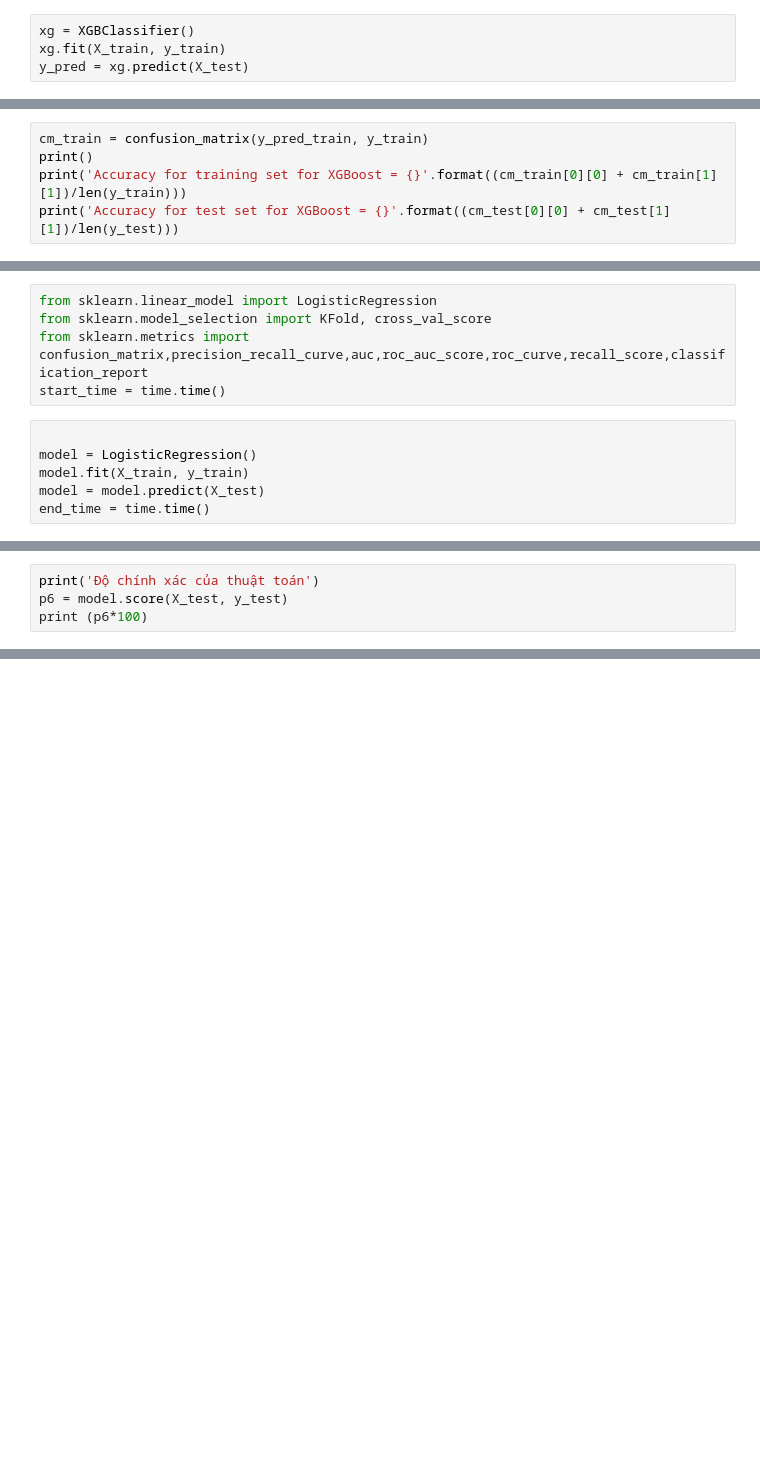
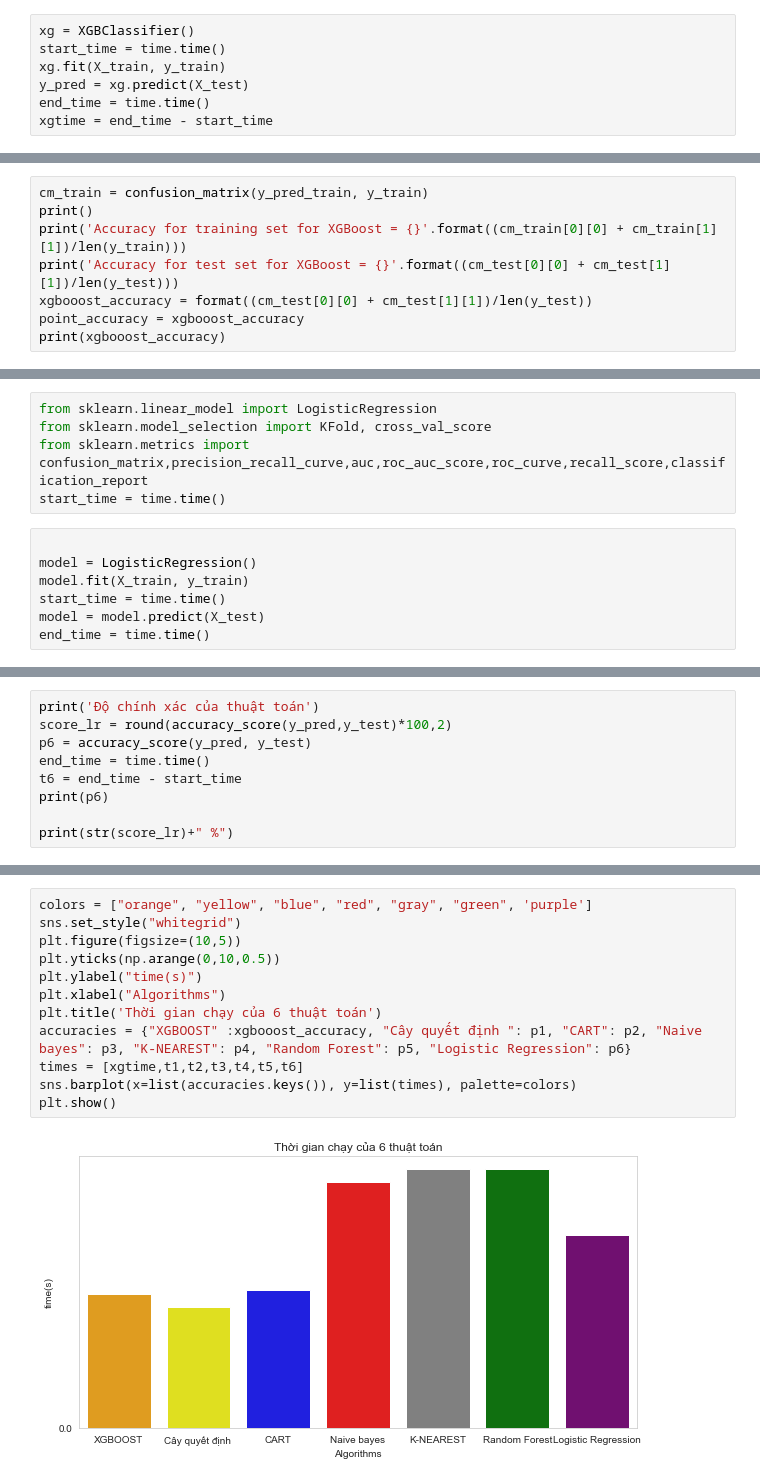
Before and after one commit to khaTruongIT/decision_system_health, a Jupyter notebook: Code.ipynb, the cells around one changed output, grey strips where cells are left out. Drawn from its saved outputs; the diff is of its cells as text; blank space fills up the shorter version.

Commit message:
add function calculate time and accuracy

```diff
--- a/Code.ipynb
+++ b/Code.ipynb
@@ -400,8 +400,11 @@ X_train, X_test, y_train, y_test = train_test_split(X, y, test_size = 0.33, rand
 # THUẬT TOÁN XGBOOST
 # %%
 xg = XGBClassifier()
+start_time = time.time()
 xg.fit(X_train, y_train)
 y_pred = xg.predict(X_test)
+end_time = time.time()
+xgtime = end_time - start_time
 # %%
 cm_test = confusion_matrix(y_pred, y_test)
 # %%
@@ -419,6 +422,9 @@ cm_train = confusion_matrix(y_pred_train, y_train)
 print()
 print('Accuracy for training set for XGBoost = {}'.format((cm_train[0][0] + cm_train[1][1])/len(y_train)))
 print('Accuracy for test set for XGBoost = {}'.format((cm_test[0][0] + cm_test[1][1])/len(y_test)))
+xgbooost_accuracy = format((cm_test[0][0] + cm_test[1][1])/len(y_test))
+point_accuracy = xgbooost_accuracy
+print(xgbooost_accuracy)
 # %% [output]
 Accuracy for training set for XGBoost = 1.0
 Accuracy for test set for XGBoost = 0.81
@@ -647,6 +658,7 @@ start_time = time.time()
 
 model = LogisticRegression()
 model.fit(X_train, y_train)
+start_time = time.time()
 model = model.predict(X_test)
 end_time = time.time()
 # %% [output]
@@ -663,6 +672,11 @@ Please also refer to the documentation for alternative solver options:
 # %%
 print('Độ chính xác của thuật toán')
-p6 = model.score(X_test, y_test)
-print (p6*100)
+score_lr = round(accuracy_score(y_pred,y_test)*100,2)
+p6 = accuracy_score(y_pred, y_test)
+end_time = time.time()
+t6 = end_time - start_time
+print(p6)
+
+print(str(score_lr)+" %")
 # %% [output]
 Độ chính xác của thuật toán
@@ -669,0 +687,14 @@ AttributeError: 'numpy.ndarray' object has no attribute 'score'
+# %%
+colors = ["orange", "yellow", "blue", "red", "gray", "green", 'purple']
+sns.set_style("whitegrid")
+plt.figure(figsize=(10,5))
+plt.yticks(np.arange(0,10,0.5))
+plt.ylabel("time(s)")
+plt.xlabel("Algorithms")
+plt.title('Thời gian chạy của 6 thuật toán')
+accuracies = {"XGBOOST" :xgbooost_accuracy, "Cây quyết định ": p1, "CART": p2, "Naive bayes": p3, "K-NEAREST": p4, "Random Forest": p5, "Logistic Regression": p6}
+times = [xgtime,t1,t2,t3,t4,t5,t6]
+sns.barplot(x=list(accuracies.keys()), y=list(times), palette=colors)
+plt.show()
+# %% [output]
+[figure, added]
```
Also changed, not shown: parts of 24 cells of this notebook, 1 other file.
